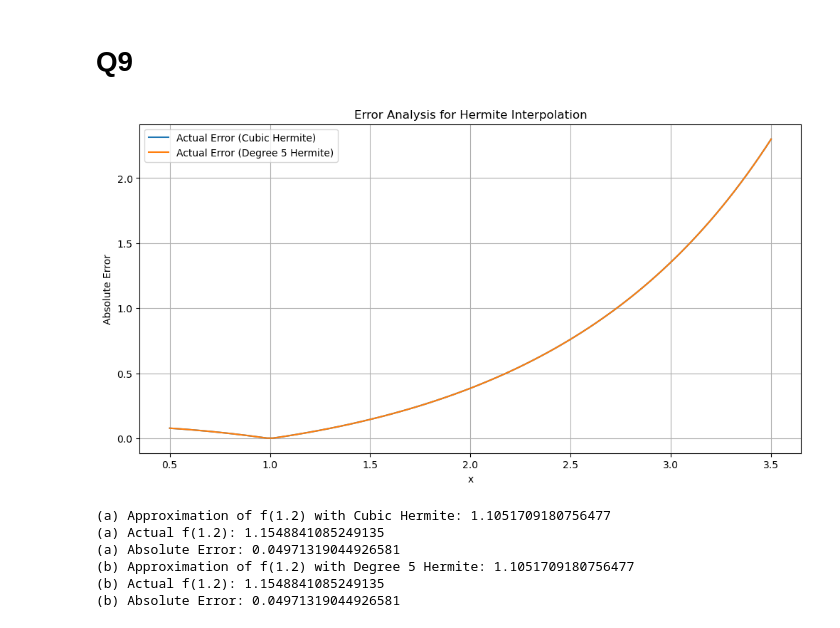
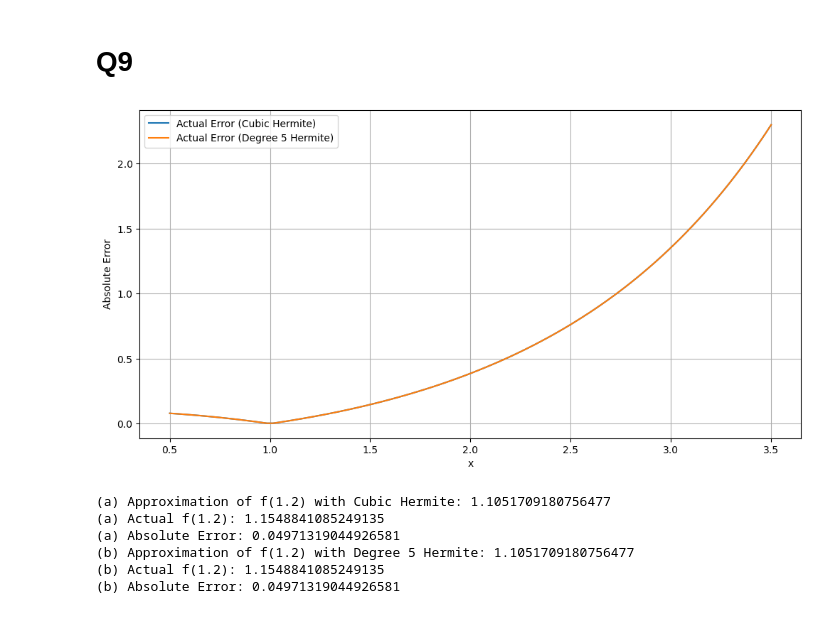
Before and after one commit to atkrish0/numerical-analysis-rbs, a Jupyter notebook: hw3/Atheesh_Krishnan_NA_HW3.ipynb, the cells around one changed output. Cells and saved outputs as stored; diff of their text form; code cells hidden in the pictures.

```diff
--- a/hw3/Atheesh_Krishnan_NA_HW3.ipynb
+++ b/hw3/Atheesh_Krishnan_NA_HW3.ipynb
@@ -207,16 +211,15 @@ aapl
 # %%
 aapl.reset_index(inplace=True)
 
-x = list(range(1, len(aapl) + 1))  # This will give [1, 2, 3, ..., number of rows in aapl]
-y = aapl['Close'].values.tolist()  # Extract 'Close' prices as a list
-data = tuple(zip(x,y))
-# Plot the data points
+x_data = list(range(1, len(aapl) + 1))
+y_data = aapl[('Close', 'AAPL')].tolist()
+xy_points = list(zip(x_data, y_data))
+
 plt.figure(figsize=(10, 6))
-plt.plot(x, y, 'o', color='black')
+plt.plot(x_data, y_data, 'o', color='black')
 plt.xlabel('Business Days')
 plt.ylabel('Close Price')
-plt.title('AAPL Close Price Data Points')
+plt.title('AAPL Close Price')
 plt.grid(True)
-plt.legend(['Data points'], loc='upper left', bbox_to_anchor=(1, 1))
 plt.show()
 # %% [output]
@@ -322,18 +296,12 @@ Interpolated price for AAPL for day x = 8.5: 113.87019050535491
 # %%
 # NEWTON INTERPOLATION
 
-# Define x and y data
-x = list(range(1, len(aapl) + 1))  # Business days starting from 1
-y = aapl[('Close', 'AAPL')].tolist()  # Close prices
+x_inter = np.linspace(min(x_data), max(x_data), 100)
+y_inter = [nu.newton_interpolation(x_data, y_data, xi) for xi in x_inter]
 
-# Generate values for plotting the Newton interpolation
-x1 = np.linspace(min(x), max(x), 100)  # 100 points for smooth plotting
-y1 = [nu.newton_interpolation(x, y, xi) for xi in x1]
-
-# Plot the Newton interpolation and actual data points
 plt.figure(figsize=(10, 6))
-plt.plot(x1, y1, color='purple', label='Newton interpolation')
-plt.plot(x, y, '*', color='black', label='Actual points')
+plt.plot(x_inter, y_inter, color='purple', label='Newton interpolation')
+plt.plot(x_data, y_data, '*', color='black', label='Actual points')
 plt.xlabel('Business Days')
 plt.ylabel('Close Price')
 plt.title('Newton Interpolation for AAPL')
@@ -341,8 +309,7 @@ plt.grid(True)
 plt.legend(loc='upper left', bbox_to_anchor=(1, 1))
 plt.show()
 
-# Interpolated price at x = 8.5 using Newton interpolation
-interpolated_price = nu.newton_interpolation(x, y, 8.5)
+interpolated_price = nu.newton_interpolation(x_data, y_data, 8.5)
 print(f"Interpolated price for AAPL for day x = 8.5: {interpolated_price}")
 # %% [output]
 [figure]
@@ -352,11 +325,4 @@ Interpolated price for AAPL for day x = 8.5: 113.8701905053548
 # %%
-def f(x):
-    return np.exp(x**2 / 10)
-
-def f_prime(x):
-    return (x / 5) * np.exp(x**2 / 10)
-
-
 # Part (a): Cubic Hermite Interpolating Polynomial
 x_pts_a = [1, 1.5]
 y_values_a = [f(x) for x in x_pts_a]
@@ -381,36 +347,34 @@ z_b, coef_b = nu.hermite_interpolation(x_pts_b, y_values_b, y_derivatives_b)
 approx_b = nu.evaluate_hermite(z_b, coef_b, x_target)
 actual_b = f(x_target)
 error_b = abs(approx_b - actual_b)
 
 # Calculate error bounds and plot
 x_vals = np.linspace(0.5, 3.5, 100)
 f_vals = [f(x) for x in x_vals]
 approx_vals_a = [nu.evaluate_hermite(z_a, coef_a, x) for x in x_vals]
 approx_vals_b = [nu.evaluate_hermite(z_b, coef_b, x) for x in x_vals]
 
-# Convert lists to NumPy arrays to allow element-wise operations
 errors_a = np.abs(np.array(f_vals) - np.array(approx_vals_a))
 errors_b = np.abs(np.array(f_vals) - np.array(approx_vals_b))
 
 plt.figure(figsize=(12, 6))
 plt.plot(x_vals, errors_a, label="Actual Error (Cubic Hermite)")
 plt.plot(x_vals, errors_b, label="Actual Error (Degree 5 Hermite)")
 plt.xlabel("x")
 plt.ylabel("Absolute Error")
-plt.title("Error Analysis for Hermite Interpolation")
 plt.legend()
 plt.grid(True)
 plt.show()
 
 print(f"(a) Approximation of f(1.2) with Cubic Hermite: {approx_a}")
 print(f"(a) Actual f(1.2): {actual_a}")
 print(f"(a) Absolute Error: {error_a}")
 
 print(f"(b) Approximation of f(1.2) with Degree 5 Hermite: {approx_b}")
 print(f"(b) Actual f(1.2): {actual_b}")
 print(f"(b) Absolute Error: {error_b}")
 # %% [output]
-[figure, old version]
+[figure, new version]
 (a) Approximation of f(1.2) with Cubic Hermite: 1.1051709180756477
 (a) Actual f(1.2): 1.1548841085249135
 (a) Absolute Error: 0.04971319044926581
```
Also changed, not shown: parts of 18 cells of this notebook, 1 other file.
